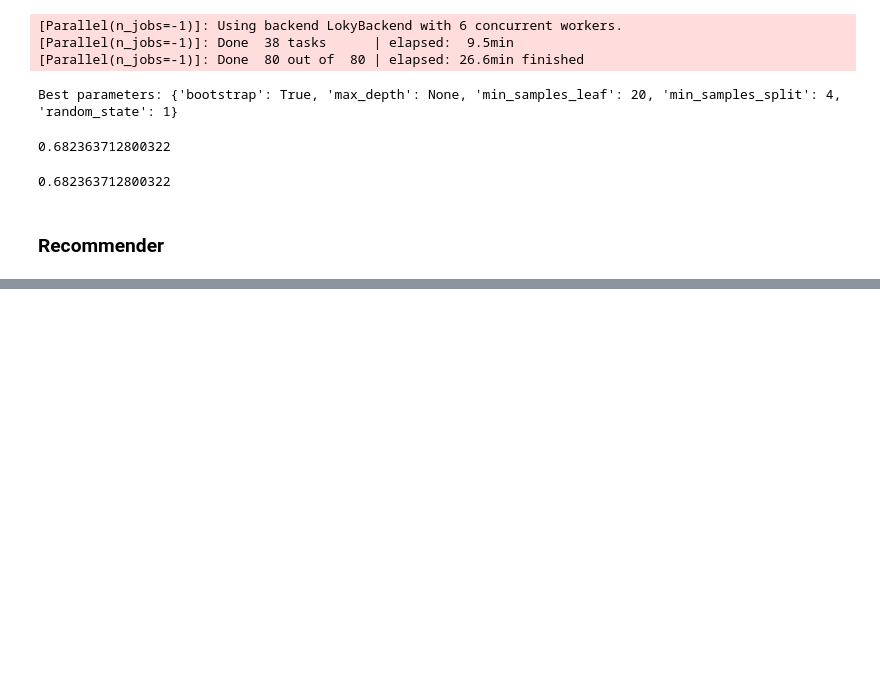
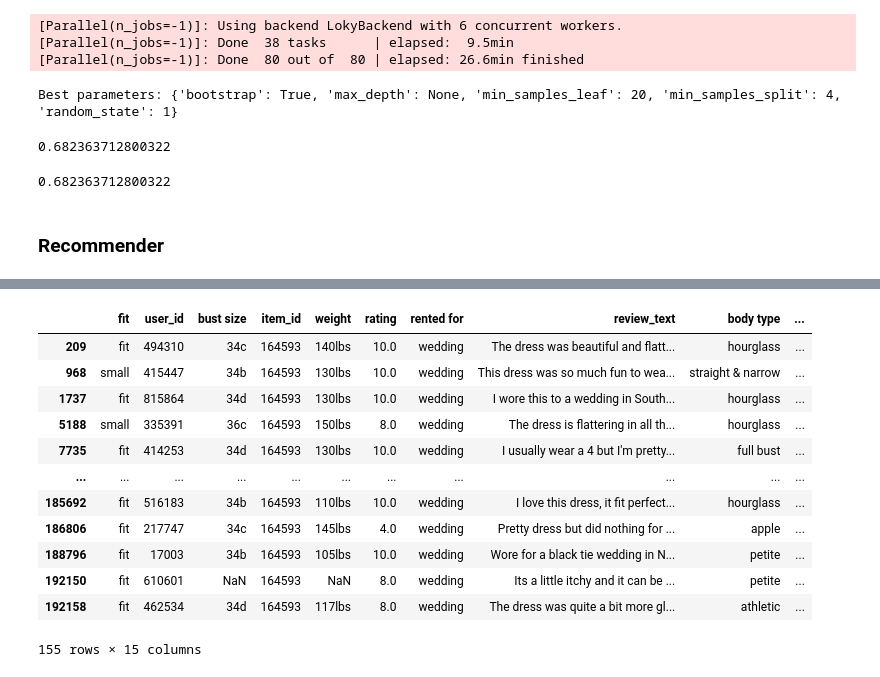
Before and after one commit to yenholaivy/RTR_review_prediction, a Jupyter notebook: RTR2.ipynb, the cells around one changed output, grey strips where cells are left out. Saved outputs shown, nothing was run; the diff lists cells and outputs as text; code cells hidden in the pictures; blank space fills up the shorter version.

```diff
--- a/RTR2.ipynb
+++ b/RTR2.ipynb
@@ -534,5 +567,3 @@ def get_similar_users(data, height=None, weight=None, age=None, size=None,
 # %%
-# data1 = pd.read_json('../renttherunway_final_data.json', lines=True)
-data_sample = data1[:1000]
-data_sample
-# get_similar_users(data_sample)
+data1 = pd.read_json('../renttherunway_final_data.json', lines=True)
+data_wedding = data1[data1['rented for'] == 'wedding']
@@ -552,0 +602,16 @@ data_sample
+# %%
+data_wedding[data_wedding['item_id'] == 164593]
+# %% [output]
+|  | fit | user_id | bust size | item_id | weight | rating | rented for | review_text | body type | ... |
+| 209 | fit | 494310 | 34c | 164593 | 140lbs | 10.0 | wedding | The dress was beautiful and flatt... | hourglass | ... |
+| 968 | small | 415447 | 34b | 164593 | 130lbs | 10.0 | wedding | This dress was so much fun to wea... | straight & narrow | ... |
+| 1737 | fit | 815864 | 34d | 164593 | 130lbs | 10.0 | wedding | I wore this to a wedding in South... | hourglass | ... |
+| 5188 | small | 335391 | 36c | 164593 | 150lbs | 8.0 | wedding | The dress is flattering in all th... | hourglass | ... |
+| 7735 | fit | 414253 | 34d | 164593 | 130lbs | 10.0 | wedding | I usually wear a 4 but I'm pretty... | full bust | ... |
+| ... | ... | ... | ... | ... | ... | ... | ... | ... | ... | ... |
+| 185692 | fit | 516183 | 34b | 164593 | 110lbs | 10.0 | wedding | I love this dress, it fit perfect... | hourglass | ... |
+| 186806 | fit | 217747 | 34c | 164593 | 145lbs | 4.0 | wedding | Pretty dress but did nothing for ... | apple | ... |
+| 188796 | fit | 17003 | 34b | 164593 | 105lbs | 10.0 | wedding | Wore for a black tie wedding in N... | petite | ... |
+| 192150 | fit | 610601 | NaN | 164593 | NaN | 8.0 | wedding | Its a little itchy and it can be ... | petite | ... |
+| 192158 | fit | 462534 | 34d | 164593 | 117lbs | 8.0 | wedding | The dress was quite a bit more gl... | athletic | ... |
+155 rows × 15 columns
```
Also changed, not shown: parts of 6 cells of this notebook.
